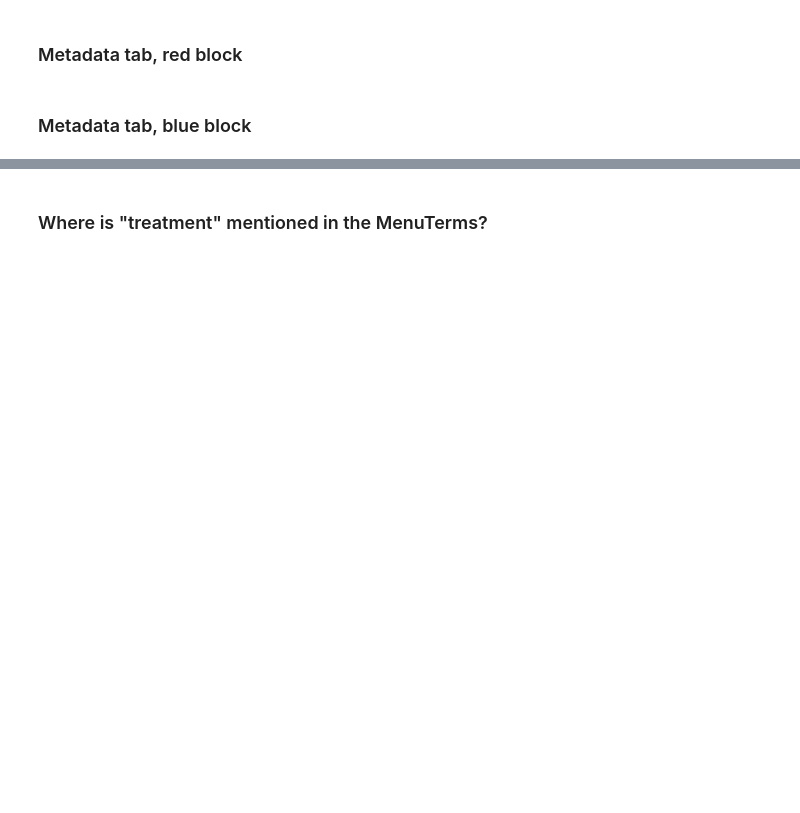
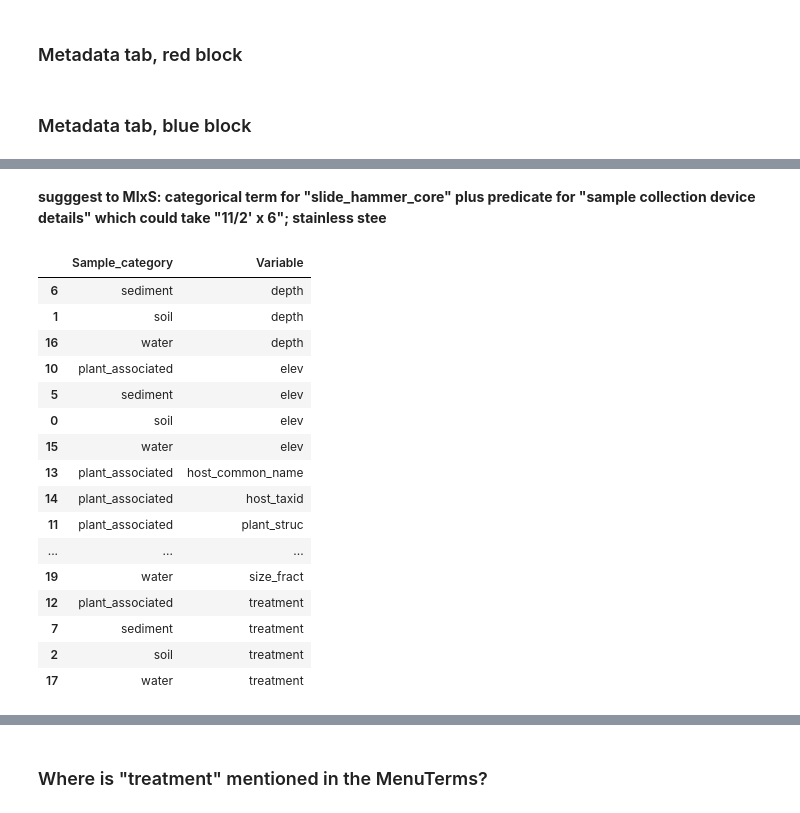
Before and after one commit to microbiomedata/nmdc-metadata, a Jupyter notebook: notebooks/nmdc_metadata_issue_375_prototype.ipynb, the cells around one changed output, grey strips where cells are left out. Cells and saved outputs as stored; diff of their text form; code cells hidden in the pictures; blank space fills up the shorter version.

```diff
--- a/notebooks/nmdc_metadata_issue_375_prototype.ipynb
+++ b/notebooks/nmdc_metadata_issue_375_prototype.ipynb
@@ -721,0 +874,22 @@ tx_coord_frame["cluster"] = tx_per_coord_labels
+# %% [markdown]
+**sugggest to MIxS: categorical term for "slide_hammer_core" plus predicate for "sample collection device details" which could take "11/2' x 6"; stainless stee**
+# %%
+package_to_blue_col.sort_values(by=["Variable", "Sample_category"])
+# %% [output]
+|  | Sample_category | Variable |
+| 6 | sediment | depth |
+| 1 | soil | depth |
+| 16 | water | depth |
+| 10 | plant_associated | elev |
+| 5 | sediment | elev |
+| 0 | soil | elev |
+| 15 | water | elev |
+| 13 | plant_associated | host_common_name |
+| 14 | plant_associated | host_taxid |
+| 11 | plant_associated | plant_struc |
+| ... | ... | ... |
+| 19 | water | size_fract |
+| 12 | plant_associated | treatment |
+| 7 | sediment | treatment |
+| 2 | soil | treatment |
+| 17 | water | treatment |
```
Also changed, not shown: parts of 98 cells of this notebook, 2 other files.
